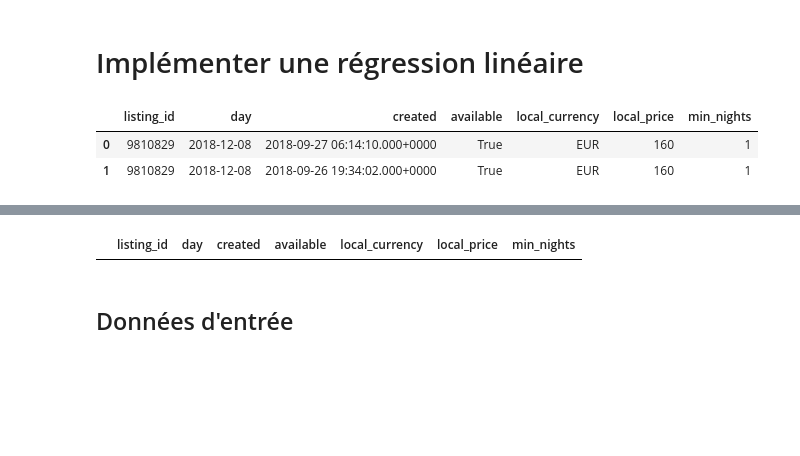
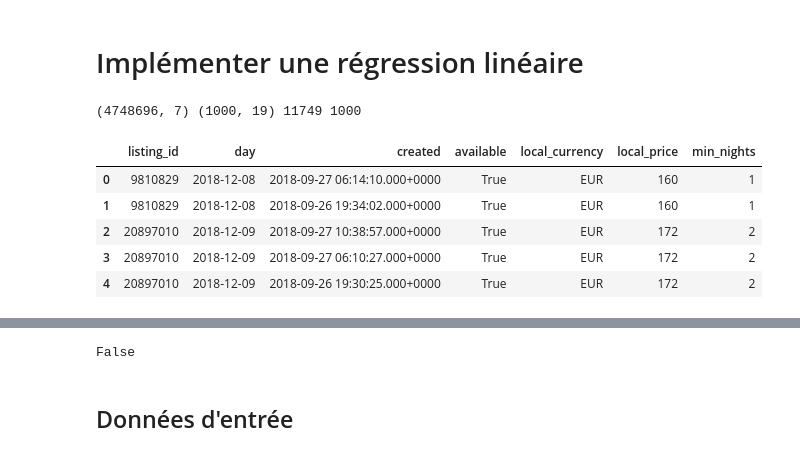
Before and after one commit to OFloyd/formation_greta, a Jupyter notebook: exos/exo_22_02_random_forest/Modele_Lineaire_TPAirBnB.ipynb, the cells around one changed output, grey strips where cells are left out. Drawn from its saved outputs; the diff is of its cells as text; code cells hidden in the pictures; blank space fills up the shorter version.

```diff
--- a/exos/exo_22_02_random_forest/Modele_Lineaire_TPAirBnB.ipynb
+++ b/exos/exo_22_02_random_forest/Modele_Lineaire_TPAirBnB.ipynb
@@ -75,12 +80,21 @@ import pandas as pd
     #listings_final.csv
 price=pd.read_csv('price_availability.csv', sep=';')
 listing=pd.read_csv('listings_final.csv', sep=';')
-# %%
-price.head(2)
-# %% [output]
-|  | listing_id | day | created | available | local_currency | local_price | min_nights |
-| 0 | 9810829 | 2018-12-08 | 2018-09-27 06:14:10.000+0000 | True | EUR | 160 | 1 |
-| 1 | 9810829 | 2018-12-08 | 2018-09-26 19:34:02.000+0000 | True | EUR | 160 | 1 |
+# %%
+print(price.shape, listing.shape, len(price.listing_id.unique()), len(listing.listing_id.unique()))
+# %% [output]
+(4748696, 7) (1000, 19) 11749 1000
+# %%
+# price.sort_values('listing_id').head(7)
+# price.describe()
+price.head()
+# %% [output]
+|  | listing_id | day | created | available | local_currency | local_price | min_nights |
+| 0 | 9810829 | 2018-12-08 | 2018-09-27 06:14:10.000+0000 | True | EUR | 160 | 1 |
+| 1 | 9810829 | 2018-12-08 | 2018-09-26 19:34:02.000+0000 | True | EUR | 160 | 1 |
+| 2 | 20897010 | 2018-12-09 | 2018-09-27 10:38:57.000+0000 | True | EUR | 172 | 2 |
+| 3 | 20897010 | 2018-12-09 | 2018-09-27 06:10:27.000+0000 | True | EUR | 172 | 2 |
+| 4 | 20897010 | 2018-12-09 | 2018-09-26 19:30:25.000+0000 | True | EUR | 172 | 2 |
 # %%
 listing.head(2)
 # %% [output]
@@ -89,9 +103,11 @@ listing.head(2)
 | 1 | 1 | 661961 | studio PARIS PLACE EDITH PIAF 75020 | entire_home | Paris | NaN | 48.867284 | 2.403255 | 2 | ... |
 # %%
 #vérifier si tous les individus ont bien un prix
-price[price.local_price.isnull()]
+#On utilise la méthode isnull() qui renvoie True s'il y a des valeurs None ou NaN,
+# et on combine les résultats des différentes lignes
+price.local_price.isnull().any()
 # %% [output]
-|  | listing_id | day | created | available | local_currency | local_price | min_nights |
+False
 # %% [markdown]
 ## Données d'entrée
 # %% [markdown]
```
Also changed, not shown: parts of 13 cells of this notebook, 1 other file.
